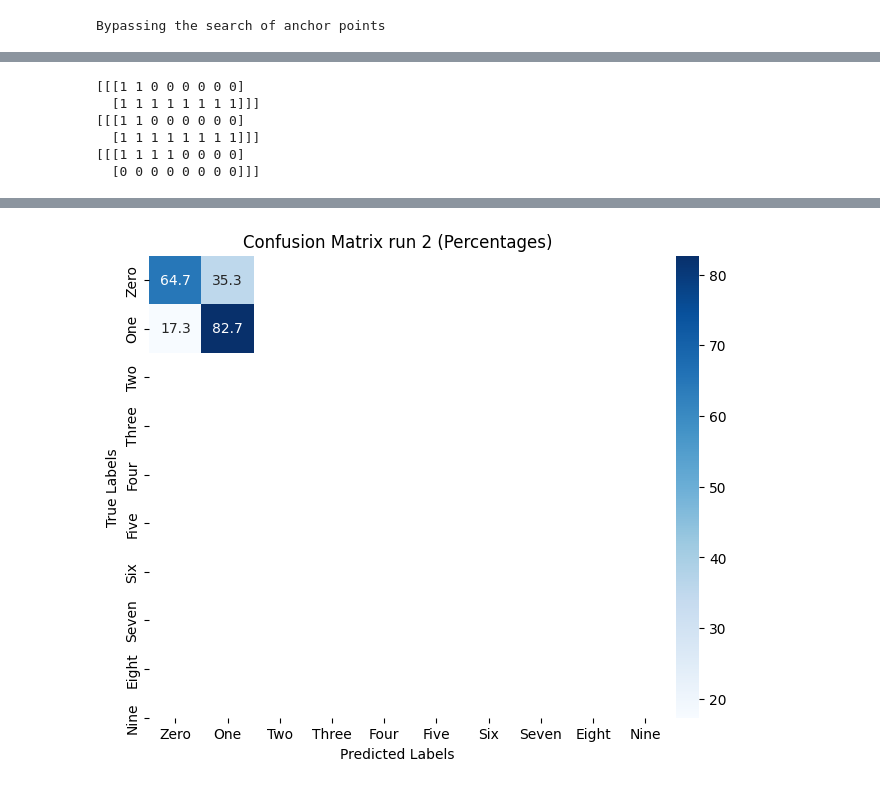
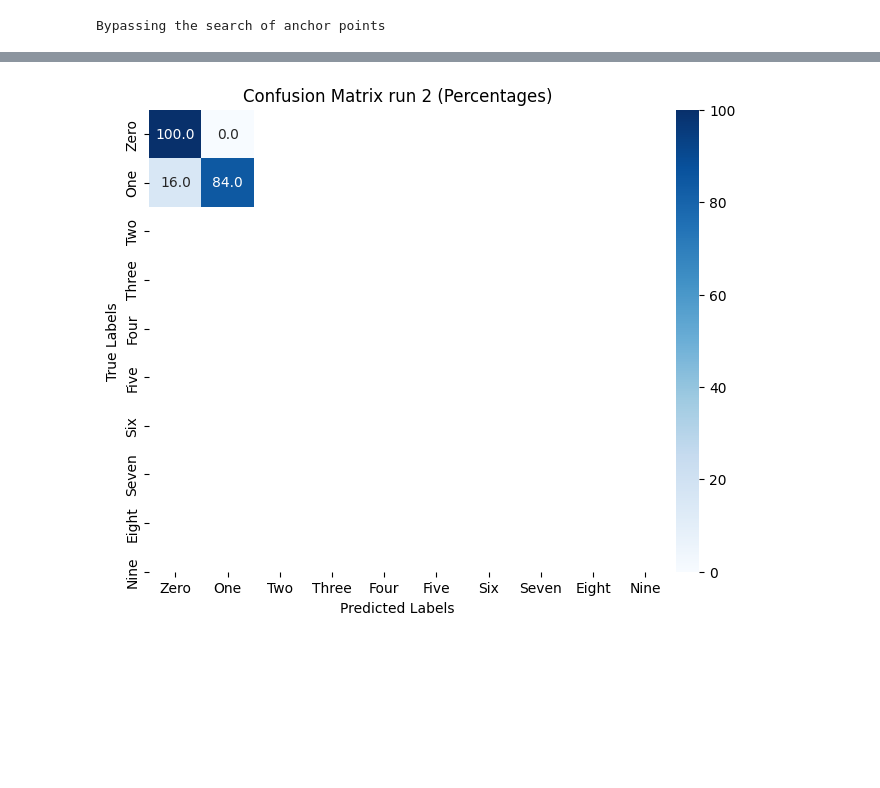
Before and after one commit to vHalenka/TM_DataEnhancer, a Jupyter notebook: main.ipynb, the cells around one changed output, grey strips where cells are left out. Saved outputs shown, nothing was run; the diff lists cells and outputs as text; code cells hidden in the pictures; blank space fills up the shorter version.

```diff
--- a/main.ipynb
+++ b/main.ipynb
@@ -464,7 +453,7 @@ class Patch:
         patch_info_scaled = (np.array(self.patch_info) * (255 / resolution)).astype(np.uint8)
 
         # Create an empty image canvas
-        image = np.zeros((3, 3, 3), dtype=np.uint8)
+        image = np.zeros((3, 3, 3), dtype=np.uint32)
         # Loop through each channel
         for c in range(3):
             image[:,:,c] = patch_info_scaled[:,:,c, polarity].reshape((3,3))
@@ -512,7 +501,7 @@ def thermometer_to_integer(thermometer_bits, negated = 0):
             value = length+1
     return value
 
-#TODO: should be moved elsewhere
+#TODO: tm.transform should be moved elsewhere, but transform_clause_to_patch wont compile without it
 bank = tm.transform(X_train) # bank is a (image, clause*class) sized array
 
 def transform_clause_to_patch(block, ID, resolution=8, patch_dim=(3,3), image_size=X_train_org.shape[1:3]):
@@ -688,14 +685,18 @@ print(X_test.shape[0])
 # %%
 if bypass_anchor_selection:
+
     print("Bypassing the search of anchor points")
-    anchors_test = [[] for _ in range(tm.number_of_classes)]
+    anchors_test = np.empty((tm.number_of_classes, X_test.shape[0], coors_test_org.shape[1]))
+
     for Class in range(tm.number_of_classes):
         for img in range(X_test.shape[0]):
-                anchors_test[Class].append(coors_test_org[img, :].tolist())
+            anchors_test[Class, img] = coors_test_org[img, :]
 
     encoded_patches_test = create_dist_and_dir_map(X_test_org, Y_test_org, anchors_test, 1)
+
+
 else:
-    #find anchors on test data
+    # Find anchors on test data
     counts = np.zeros((tm.number_of_clauses*tm.number_of_classes))
     for image_results in X_test_all_results:
         for patch in image_results:
@@ -726,10 +727,11 @@ Bypassing the search of anchor points
 # %%
 if bypass_anchor_selection:
     print("Bypassing the search of anchor points")
-    anchors_train = [[] for _ in range(tm.number_of_classes)]
+    anchors_train = np.empty((tm.number_of_classes, X_train.shape[0], coors_train_org.shape[1]))
+
     for Class in range(tm.number_of_classes):
         for img in range(X_train.shape[0]):
-                anchors_train[Class].append(coors_train_org[img, :].tolist())
+            anchors_train[Class, img] = coors_train_org[img, :]
 
     encoded_patches_train = create_dist_and_dir_map(X_train_org, Y_train_org, anchors_train, 1)
 else:
@@ -821,5 +842,4 @@ img shape (10, 32, 32, 3)
 # %%
-
 # Create the windowed datasets
-X_train2 = create_windowed_dataset(thermometer_encode(X_train_org), thermometer_encode(encoded_patches_train), patch_dim=patch_dim)
-X_test2 = create_windowed_dataset(thermometer_encode(X_test_org), thermometer_encode(encoded_patches_test), patch_dim=patch_dim)
+X_train2 = create_windowed_dataset(thermometer_encode(X_train_org,resolution=4), thermometer_encode(encoded_patches_train, resolution=14), patch_dim=patch_dim)
+X_test2 = create_windowed_dataset(thermometer_encode(X_test_org,resolution=4), thermometer_encode(encoded_patches_test, resolution=14), patch_dim=patch_dim)
@@ -901,17 +914,6 @@ Error:
-# %%
-print(thermometer_encode(encoded_patches_train[0][0][20][1]))
-print(thermometer_encode(encoded_patches_train[0][0][20][0]))
-print(thermometer_encode(encoded_patches_train[0][0][0][0]))
-# %% [output]
-[[[1 1 0 0 0 0 0 0]
-  [1 1 1 1 1 1 1 1]]]
-[[[1 1 0 0 0 0 0 0]
-  [1 1 1 1 1 1 1 1]]]
-[[[1 1 1 1 0 0 0 0]
-  [0 0 0 0 0 0 0 0]]]
 # %%
 #Confusion Matrix
-conf_matrix2 = confusion_matrix(Y_test, tm.predict(X_test))
+conf_matrix2 = confusion_matrix(Y_test, tm.predict(X_test2))
 # Calculate percentages
 conf_matrix_percent2 = conf_matrix2 / conf_matrix2.sum(axis=1, keepdims=True) * 100
 conf_matrix_percent2 = np.nan_to_num(conf_matrix_percent2, 0)  # Replace NaNs with 0
@@ -928,4 +930,4 @@ plt.show()
-[figure, old version]
+[figure, new version]
 # %%
 #Confusion Matrix
 
```
Also changed, not shown: parts of 21 cells of this notebook.
